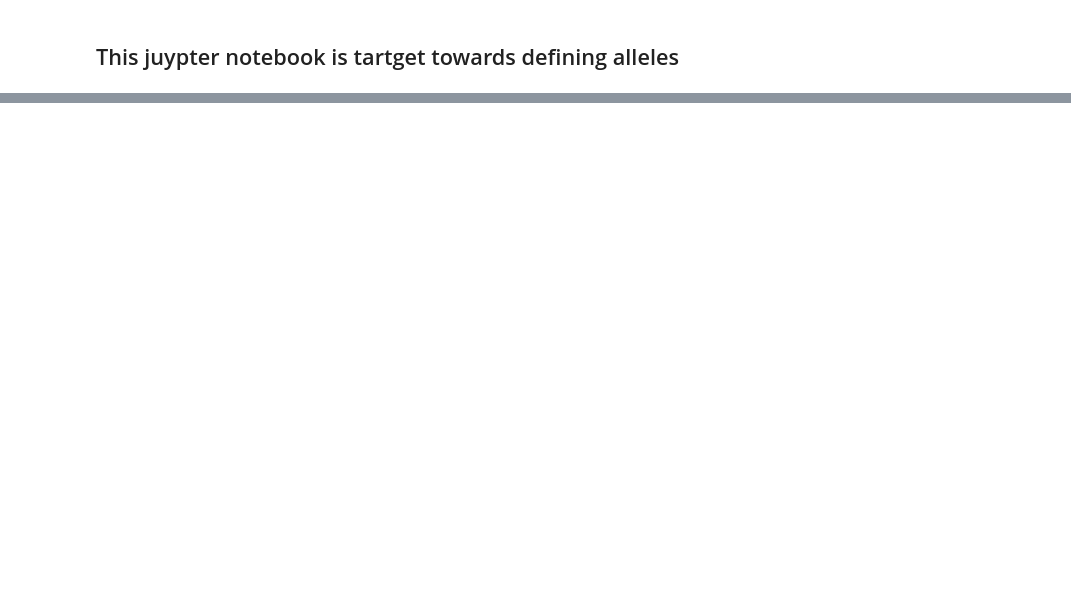
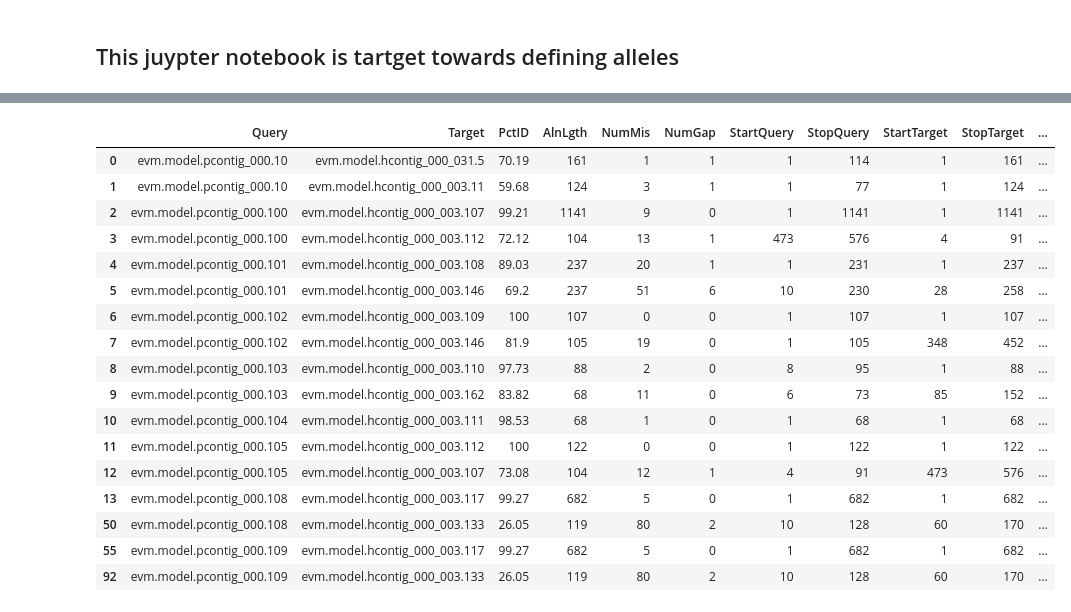
Before and after one commit to BenjaminSchwessinger/Pst_104E_analysis, a Jupyter notebook: Pst_104E_v12_defining_alleles.ipynb, the cells around one changed output, grey strips where cells are left out. Cells and saved outputs as stored; diff of their text form; code cells hidden in the pictures; blank space fills up the shorter version.

```diff
--- a/Pst_104E_v12_defining_alleles.ipynb
+++ b/Pst_104E_v12_defining_alleles.ipynb
@@ -71,2 +187,39 @@ ass_folders.sort()
+# %%
+#read in the blast df and add QLgth and QCov columns
+blast_out_dict = {}
+blast_header = ['Query', 'Target', 'PctID', 'AlnLgth', 'NumMis', 'NumGap', 'StartQuery', 'StopQuery', 'StartTarget',\
+              'StopTarget', 'e-value','BitScore']
+for key in blast_stderr_dict.keys():
+    file = key.split('>')[-1][1:]
+    tmp_key = file.split('/')[-1]
+    tmp_df = pd.read_csv(file, sep='\t', header=None, names=blast_header)
+    tmp_df["QLgth"] = tmp_df["Query"].apply(lambda x: length_dict[x])
+    tmp_df["QCov"] = tmp_df['AlnLgth']/tmp_df['QLgth']*100
+    tmp_df.sort_values(by=['Query', 'e-value','BitScore', ],ascending=[True, True, False], inplace=True)
+    #now make sure to add proteins/genes without blast hit to the dataframes
+    #check if gene blast or protein blast and pull out respective query file
+    if file.split('.')[-2] == 'blastp':
+        tmp_blast_seq = [x for x in blast_dict['protein_fa'] if x.startswith(tmp_key.split('.')[0])][0]
+    elif file.split('.')[-2] == 'blastn':
+        tmp_blast_seq = [x for x in blast_dict['gene_fa'] if x.startswith(tmp_key.split('.')[0])][0]
+    tmp_all_blast_seq = []
+    #make list off all query sequences
+    for seq in SeqIO.parse(os.path.join(BLAST_DB, tmp_blast_seq), 'fasta'):
+        tmp_all_blast_seq.append(str(seq.id))
+    tmp_all_queries_w_hit = tmp_df["Query"].unique()
+    tmp_queries_no_hit = set(tmp_all_blast_seq) - set(tmp_all_queries_w_hit)
+    no_hit_list = []
+    #loop over the quieres with no hit and make list of list out of them the first element being the query id
+    for x in tmp_queries_no_hit:
+        NA_list = ['NaN'] * len(tmp_df.columns)
+        NA_list[0] = x
+        no_hit_list.append(NA_list)
+    tmp_no_hit_df = pd.DataFrame(no_hit_list)
+    tmp_no_hit_df.columns = tmp_df.columns
+    tmp_no_hit_df['QLgth'] = tmp_no_hit_df.Query.apply(lambda x: length_dict[x])
+    tmp_df = tmp_df.append(tmp_no_hit_df)
+    tmp_df['q_contig == s_contig'] = tmp_df.apply(lambda row: same_contig_blast(row['Query'], row['Target']), axis =1)
+    tmp_df.reset_index(inplace=True, drop=True)
+    blast_out_dict[tmp_key] = tmp_df.iloc[:,:]
 # %%
 for folder in ass_folders[:1]:
@@ -163,0 +405,4 @@ All databases generated and ready to go!
+# %%
+contig_000_df = blast_out_dict['Pst_104E_v12_p_ctg.Pst_104E_v12_h_ctg.0.001.blastp.outfmt6']
+# %%
+contig_000_df = contig_000_df[contig_000_df['Query'].str.contains('pcontig_000')]
@@ -163,0 +418,21 @@ All databases generated and ready to go!
+# %%
+contig_000_df[(contig_000_df['Query'].str.contains('pcontig_000.10')) & (contig_000_df['Target'].str.contains('hcontig_000'))]
+# %% [output]
+|  | Query | Target | PctID | AlnLgth | NumMis | NumGap | StartQuery | StopQuery | StartTarget | StopTarget | ... |
+| 0 | evm.model.pcontig_000.10 | evm.model.hcontig_000_031.5 | 70.19 | 161 | 1 | 1 | 1 | 114 | 1 | 161 | ... |
+| 1 | evm.model.pcontig_000.10 | evm.model.hcontig_000_003.11 | 59.68 | 124 | 3 | 1 | 1 | 77 | 1 | 124 | ... |
+| 2 | evm.model.pcontig_000.100 | evm.model.hcontig_000_003.107 | 99.21 | 1141 | 9 | 0 | 1 | 1141 | 1 | 1141 | ... |
+| 3 | evm.model.pcontig_000.100 | evm.model.hcontig_000_003.112 | 72.12 | 104 | 13 | 1 | 473 | 576 | 4 | 91 | ... |
+| 4 | evm.model.pcontig_000.101 | evm.model.hcontig_000_003.108 | 89.03 | 237 | 20 | 1 | 1 | 231 | 1 | 237 | ... |
+| 5 | evm.model.pcontig_000.101 | evm.model.hcontig_000_003.146 | 69.2 | 237 | 51 | 6 | 10 | 230 | 28 | 258 | ... |
+| 6 | evm.model.pcontig_000.102 | evm.model.hcontig_000_003.109 | 100 | 107 | 0 | 0 | 1 | 107 | 1 | 107 | ... |
+| 7 | evm.model.pcontig_000.102 | evm.model.hcontig_000_003.146 | 81.9 | 105 | 19 | 0 | 1 | 105 | 348 | 452 | ... |
+| 8 | evm.model.pcontig_000.103 | evm.model.hcontig_000_003.110 | 97.73 | 88 | 2 | 0 | 8 | 95 | 1 | 88 | ... |
+| 9 | evm.model.pcontig_000.103 | evm.model.hcontig_000_003.162 | 83.82 | 68 | 11 | 0 | 6 | 73 | 85 | 152 | ... |
+| 10 | evm.model.pcontig_000.104 | evm.model.hcontig_000_003.111 | 98.53 | 68 | 1 | 0 | 1 | 68 | 1 | 68 | ... |
+| 11 | evm.model.pcontig_000.105 | evm.model.hcontig_000_003.112 | 100 | 122 | 0 | 0 | 1 | 122 | 1 | 122 | ... |
+| 12 | evm.model.pcontig_000.105 | evm.model.hcontig_000_003.107 | 73.08 | 104 | 12 | 1 | 4 | 91 | 473 | 576 | ... |
+| 13 | evm.model.pcontig_000.108 | evm.model.hcontig_000_003.117 | 99.27 | 682 | 5 | 0 | 1 | 682 | 1 | 682 | ... |
+| 50 | evm.model.pcontig_000.108 | evm.model.hcontig_000_003.133 | 26.05 | 119 | 80 | 2 | 10 | 128 | 60 | 170 | ... |
+| 55 | evm.model.pcontig_000.109 | evm.model.hcontig_000_003.117 | 99.27 | 682 | 5 | 0 | 1 | 682 | 1 | 682 | ... |
+| 92 | evm.model.pcontig_000.109 | evm.model.hcontig_000_003.133 | 26.05 | 119 | 80 | 2 | 10 | 128 | 60 | 170 | ... |
```
Also changed, not shown: parts of 37 cells of this notebook.
